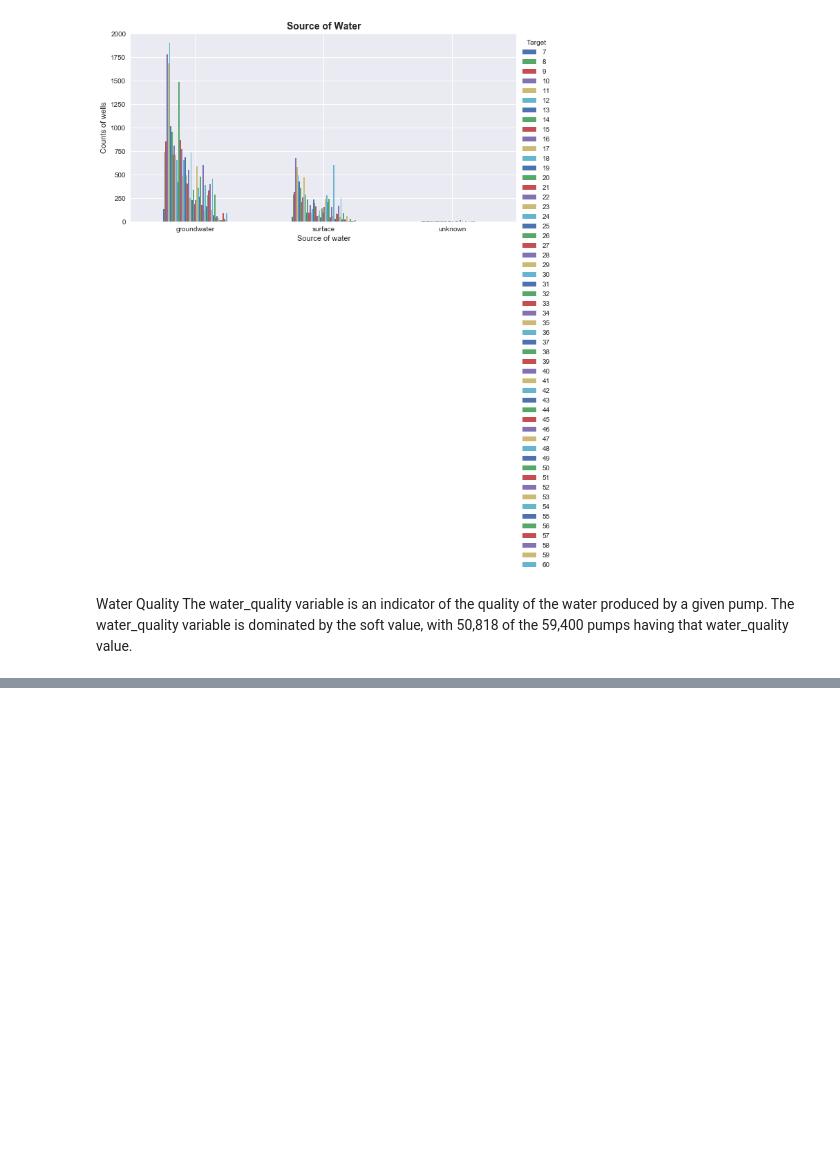
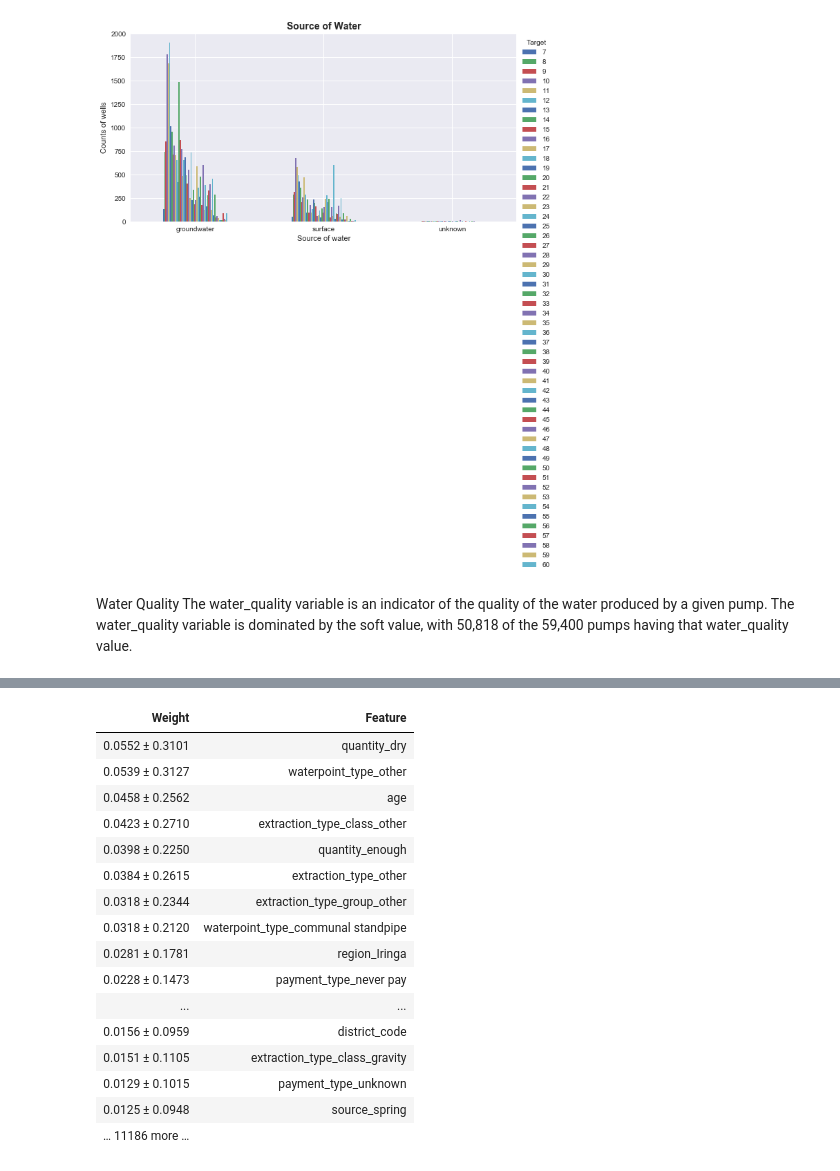
Before and after one commit to Menonvid/dsc-mod-3-project-v2-1-onl01-dtsc-ft-030220, a Jupyter notebook: Untitled.ipynb, the cells around one changed output, grey strips where cells are left out. Drawn from its saved outputs; the diff is of its cells as text; code cells hidden in the pictures; blank space fills up the shorter version.

```diff
--- a/Untitled.ipynb
+++ b/Untitled.ipynb
@@ -1025,0 +1034,24 @@ The water_quality variable is dominated by the soft value, with 50,818 of the 59
+# %%
+onehot_columns = list(rfc_pipeline.best_estimator_.named_steps['preprocessor'].named_transformers_['cat'].named_steps['onehot'].get_feature_names(input_features=categorical_cols))
+numeric_features_list = list(numerical_cols)
+numeric_features_list.extend(onehot_columns)
+# %%
+eli5.explain_weights(rfc_pipeline.best_estimator_.named_steps['model'], top=20, feature_names=numeric_features_list)
+# %% [output]
+| Weight | Feature |
+| 0.0552 ± 0.3101 | quantity_dry |
+| 0.0539 ± 0.3127 | waterpoint_type_other |
+| 0.0458 ± 0.2562 | age |
+| 0.0423 ± 0.2710 | extraction_type_class_other |
+| 0.0398 ± 0.2250 | quantity_enough |
+| 0.0384 ± 0.2615 | extraction_type_other |
+| 0.0318 ± 0.2344 | extraction_type_group_other |
+| 0.0318 ± 0.2120 | waterpoint_type_communal standpipe |
+| 0.0281 ± 0.1781 | region_Iringa |
+| 0.0228 ± 0.1473 | payment_type_never pay |
+| ... | ... |
+| 0.0156 ± 0.0959 | district_code |
+| 0.0151 ± 0.1105 | extraction_type_class_gravity |
+| 0.0129 ± 0.1015 | payment_type_unknown |
+| 0.0125 ± 0.0948 | source_spring |
+| … 11186 more … |  |
```
Also changed, not shown: parts of 5 cells of this notebook.
